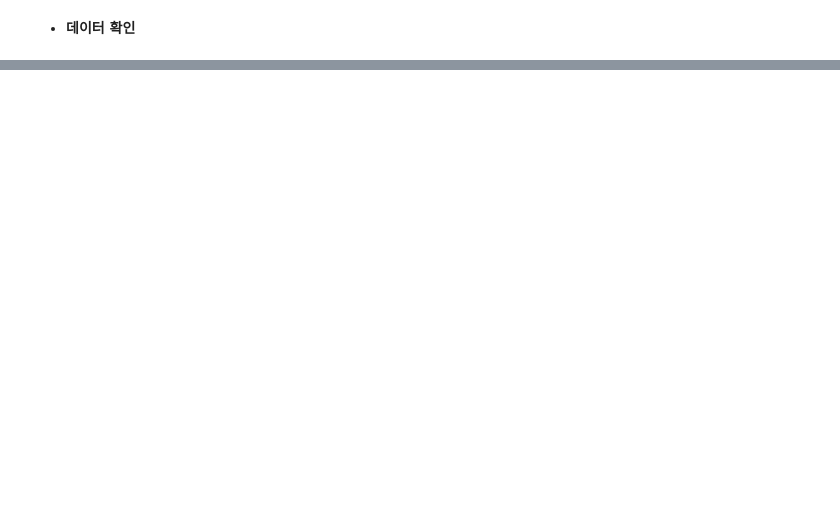
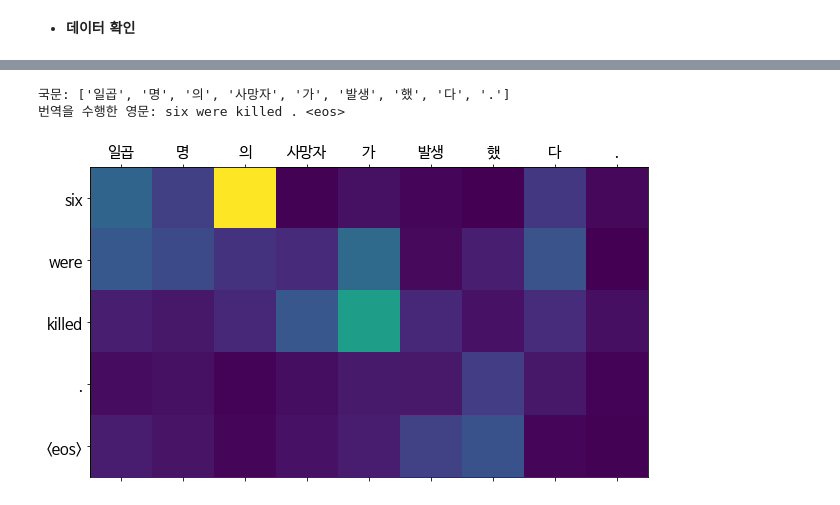
Before and after one commit to 9645258/aiffel, a Jupyter notebook: 02_goingdeeper/01_nlp/[GD-08]nlp.ipynb, the cells around one changed output, grey strips where cells are left out. Saved outputs shown, nothing was run; the diff lists cells and outputs as text; code cells hidden in the pictures; blank space fills up the shorter version.

```diff
--- a/02_goingdeeper/01_nlp/[GD-08]nlp.ipynb
+++ b/02_goingdeeper/01_nlp/[GD-08]nlp.ipynb
@@ -203,0 +489,6 @@ def show_sentence_length(sentence_num, title, range_=[0, 500]):
+# %%
+translate("일곱 명의 사망자가 발생했다.", encoder, decoder)
+# %% [output]
+국문: ['일곱', '명', '의', '사망자', '가', '발생', '했', '다', '.']
+번역을 수행한 영문: six were killed . <eos>
+[figure, added]
```
Also changed, not shown: parts of 97 cells of this notebook.
